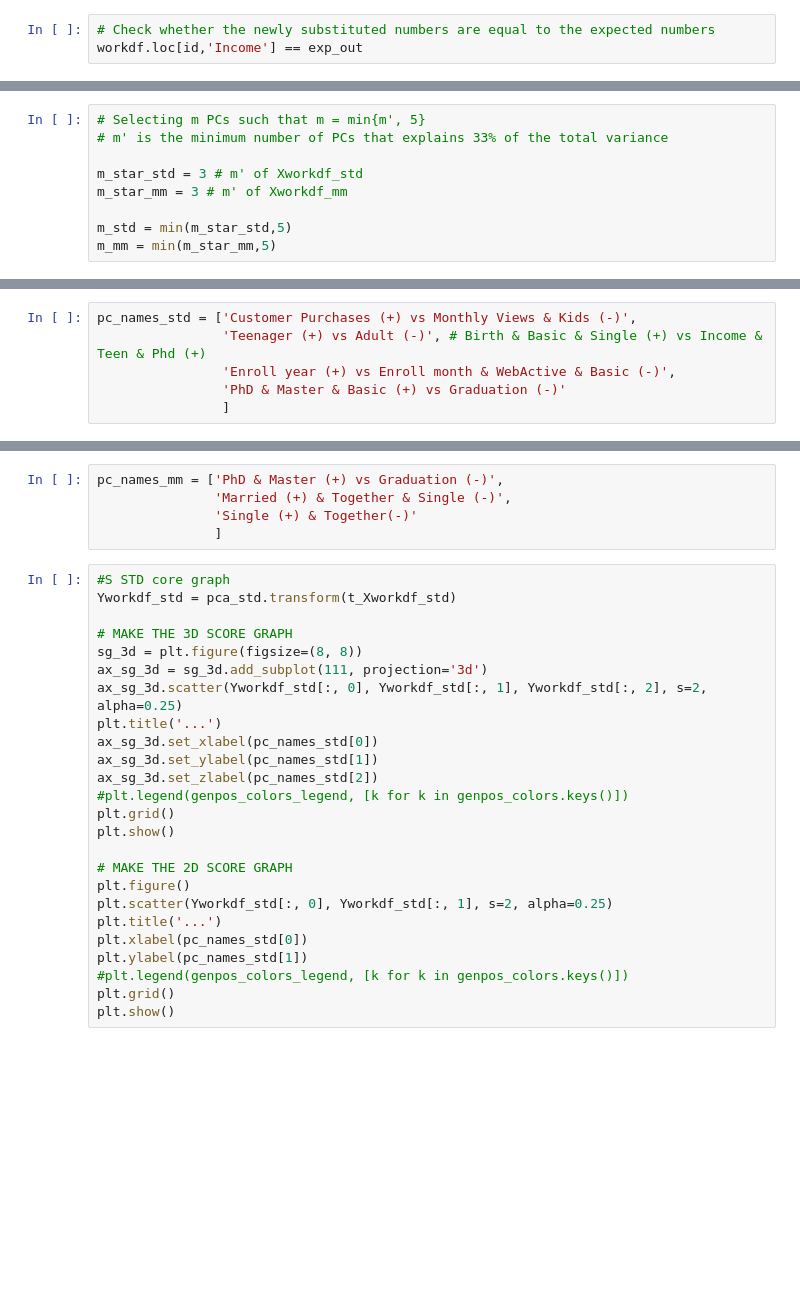
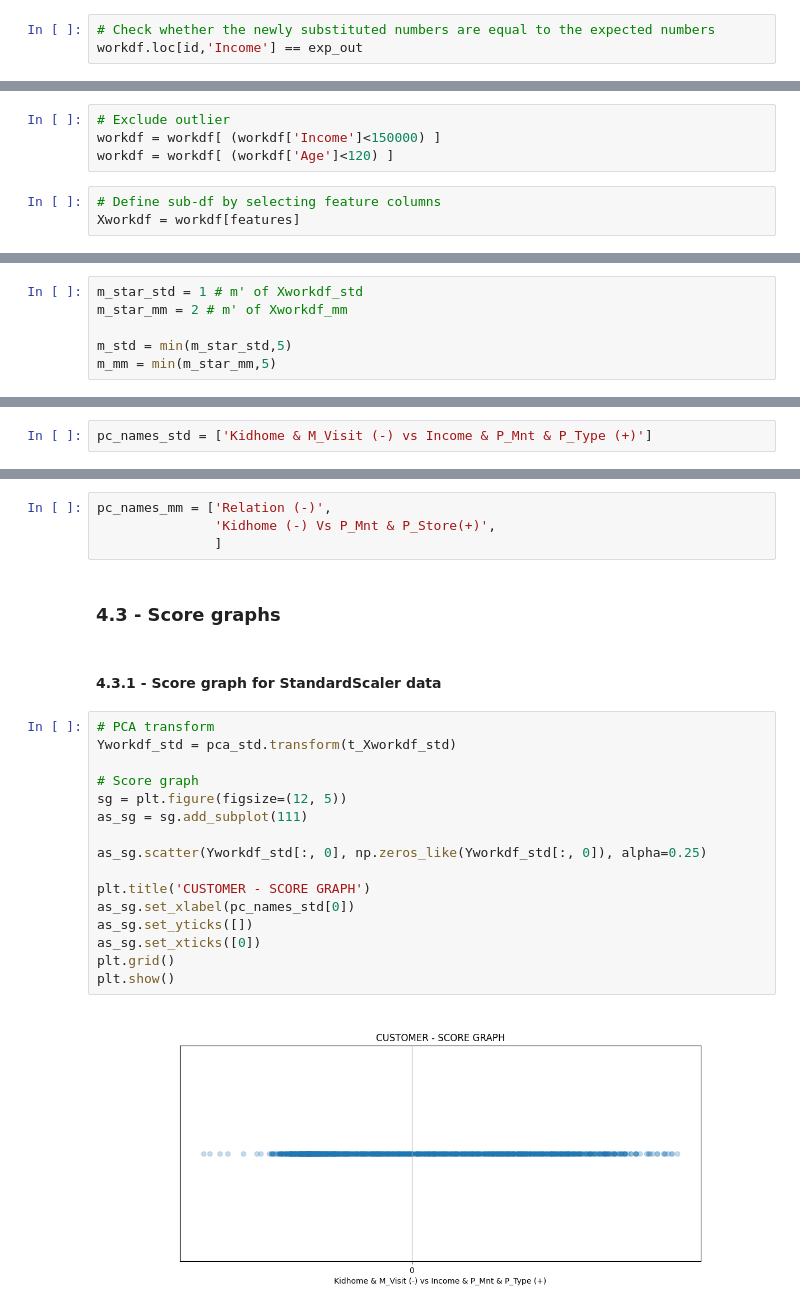
Before and after one commit to MazzariniTommaso/PCA_Customer_Analysis, a Jupyter notebook: MazzariniPisanu.ipynb, the cells around one changed output, grey strips where cells are left out. Drawn from its saved outputs; the diff is of its cells as text; blank space fills up the shorter version.

```diff
--- a/MazzariniPisanu.ipynb
+++ b/MazzariniPisanu.ipynb
@@ -131 +228,8 @@ Xworkdf
+# %%
+# Exclude outlier
+workdf = workdf[ (workdf['Income']<150000) ]
+workdf = workdf[ (workdf['Age']<120) ]
+# %%
+# Define sub-df by selecting feature columns
+Xworkdf = workdf[features]
 # %% [markdown]
@@ -236,9 +365,6 @@ plt.show()
 # %%
-# Selecting m PCs such that m = min{m', 5}
-# m' is the minimum number of PCs that explains 33% of the total variance
-
-m_star_std = 3 # m' of Xworkdf_std
-m_star_mm = 3 # m' of Xworkdf_mm
+m_star_std = 1 # m' of Xworkdf_std
+m_star_mm = 2 # m' of Xworkdf_mm
 
 m_std = min(m_star_std,5)
 m_mm = min(m_star_mm,5)
@@ -376,6 +469,2 @@ for ii in range(m_mm):
 # %%
-pc_names_std = ['Customer Purchases (+) vs Monthly Views & Kids (-)',
-                'Teenager (+) vs Adult (-)', # Birth & Basic & Single (+) vs Income & Teen & Phd (+)
-                'Enroll year (+) vs Enroll month & WebActive & Basic (-)',
-                'PhD & Master & Basic (+) vs Graduation (-)'
-                ]
+pc_names_std = ['Kidhome & M_Visit (-) vs Income & P_Mnt & P_Type (+)']
@@ -382,30 +530,26 @@ pc_names_std = ['Customer Purchases (+) vs Monthly Views & Kids (-)',
 # %%
-pc_names_mm = ['PhD & Master (+) vs Graduation (-)',
-               'Married (+) & Together & Single (-)',
-               'Single (+) & Together(-)'
+pc_names_mm = ['Relation (-)',
+               'Kidhome (-) Vs P_Mnt & P_Store(+)',
                ]
-# %%
-#S STD core graph
-Yworkdf_std = pca_std.transform(t_Xworkdf_std)
-
-# MAKE THE 3D SCORE GRAPH
-sg_3d = plt.figure(figsize=(8, 8))
-ax_sg_3d = sg_3d.add_subplot(111, projection='3d')
-ax_sg_3d.scatter(Yworkdf_std[:, 0], Yworkdf_std[:, 1], Yworkdf_std[:, 2], s=2, alpha=0.25)
-plt.title('...')
-ax_sg_3d.set_xlabel(pc_names_std[0])
-ax_sg_3d.set_ylabel(pc_names_std[1])
-ax_sg_3d.set_zlabel(pc_names_std[2])
-#plt.legend(genpos_colors_legend, [k for k in genpos_colors.keys()])
-plt.grid()
-plt.show()
-
-# MAKE THE 2D SCORE GRAPH
-plt.figure()
-plt.scatter(Yworkdf_std[:, 0], Yworkdf_std[:, 1], s=2, alpha=0.25)
-plt.title('...')
-plt.xlabel(pc_names_std[0])
-plt.ylabel(pc_names_std[1])
-#plt.legend(genpos_colors_legend, [k for k in genpos_colors.keys()])
-plt.grid()
-plt.show()
+# %% [markdown]
+### 4.3 - Score graphs
+# %% [markdown]
+#### 4.3.1 - Score graph for StandardScaler data
+# %%
+# PCA transform
+Yworkdf_std = pca_std.transform(t_Xworkdf_std)
+
+# Score graph
+sg = plt.figure(figsize=(12, 5))
+as_sg = sg.add_subplot(111)
+
+as_sg.scatter(Yworkdf_std[:, 0], np.zeros_like(Yworkdf_std[:, 0]), alpha=0.25)
+
+plt.title('CUSTOMER - SCORE GRAPH')
+as_sg.set_xlabel(pc_names_std[0])
+as_sg.set_yticks([])
+as_sg.set_xticks([0])
+plt.grid()
+plt.show()
+# %% [output]
+[figure, added]
```
Also changed, not shown: parts of 89 cells of this notebook.
